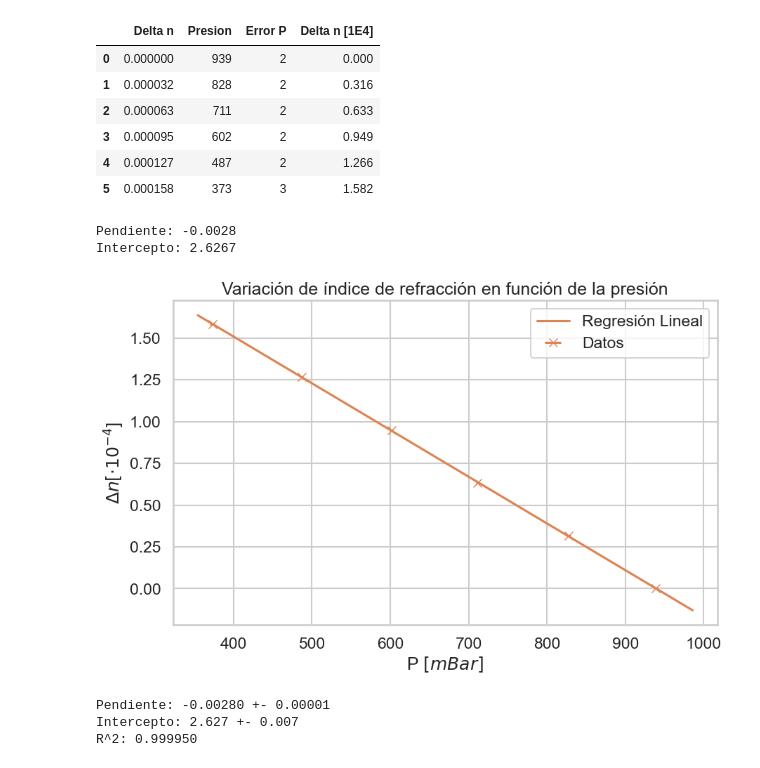
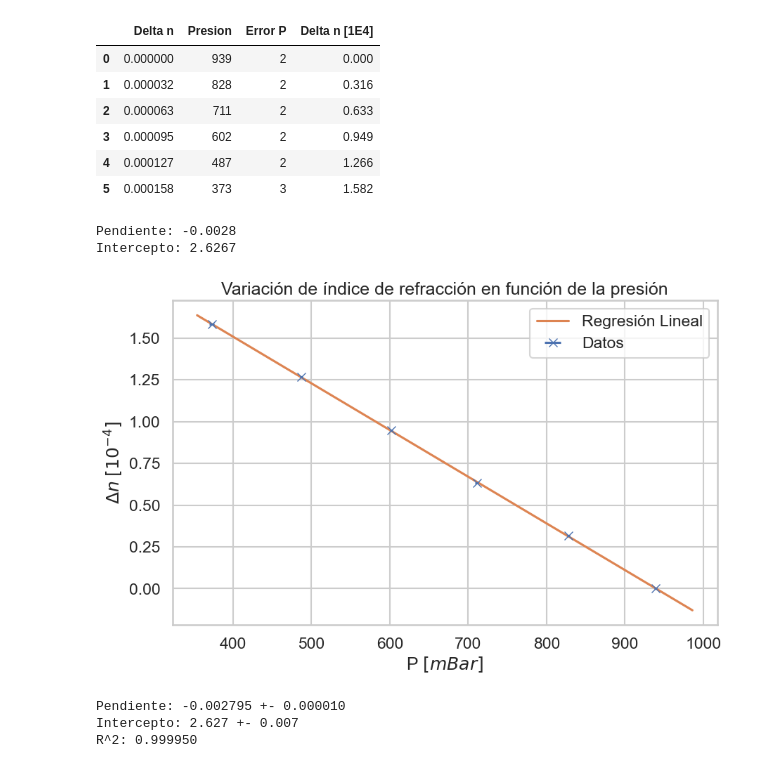
Before and after one commit to MrIsCM/Optics_Lab, a Jupyter notebook: P6/main.ipynb, the cells around one changed output. Drawn from its saved outputs; the diff is of its cells as text; code cells hidden in the pictures.

```diff
--- a/P6/main.ipynb
+++ b/P6/main.ipynb
@@ -28,36 +28,36 @@ df_mcson
 X = df_mcson["Presion"]
 X_error = df_mcson["Error P"]
 y = df_mcson["Delta n [1E4]"]
 
 # Fit linear regression
 model = LinearRegression()
 model.fit(X.values.reshape(-1, 1), y)
 
 # Predict
 X_pred = np.linspace(X.min()*0.95, X.max()*1.05, 100)
 y_pred = model.predict(X_pred.reshape(-1, 1))
 
 # Plot
 plt.figure(figsize=(10, 6))
 sns.set_style()
 sns.set_context("talk")
 palette = sns.color_palette("deep")
-data_color = palette[1]
+data_color = palette[0]
 fit_color = palette[1]
 
+plt.plot(X_pred, y_pred, label="Regresión Lineal", color=fit_color)
 plt.errorbar(X, y, xerr=X_error, fmt='x', label="Datos", color=data_color)
-plt.plot(X_pred, y_pred, label="Regresión Lineal", color=fit_color)
 plt.xlabel(r"P $[mBar]$")
 plt.ylabel(r"$\Delta n$ $[10^{-4}]$")
 plt.legend()
 plt.title("Variación de índice de refracción en función de la presión")
 
 print(f"Pendiente: {model.coef_[0]:.4f}")
 print(f"Intercepto: {model.intercept_:.4f}")
 # %% [output]
 Pendiente: -0.0028
 Intercepto: 2.6267
-[figure, old version]
+[figure, new version]
 # %%
 from scipy.stats import linregress
 
@@ -71,10 +71,10 @@ std_err = results.stderr
 intercept_std_err = results.intercept_stderr
 
 
-print(f"Pendiente: {slope:.5f} +- {std_err:.5f}")
+print(f"Pendiente: {slope:.6f} +- {std_err:.6f}")
 print(f"Intercepto: {intercept:.3f} +- {intercept_std_err:.3f}")
 print(f"R^2: {r_value**2:.6f}")
 # %% [output]
-Pendiente: -0.00280 +- 0.00001
+Pendiente: -0.002795 +- 0.000010
 Intercepto: 2.627 +- 0.007
 R^2: 0.999950
```
Also changed, not shown: parts of 1 cell of this notebook, 1 other file.
